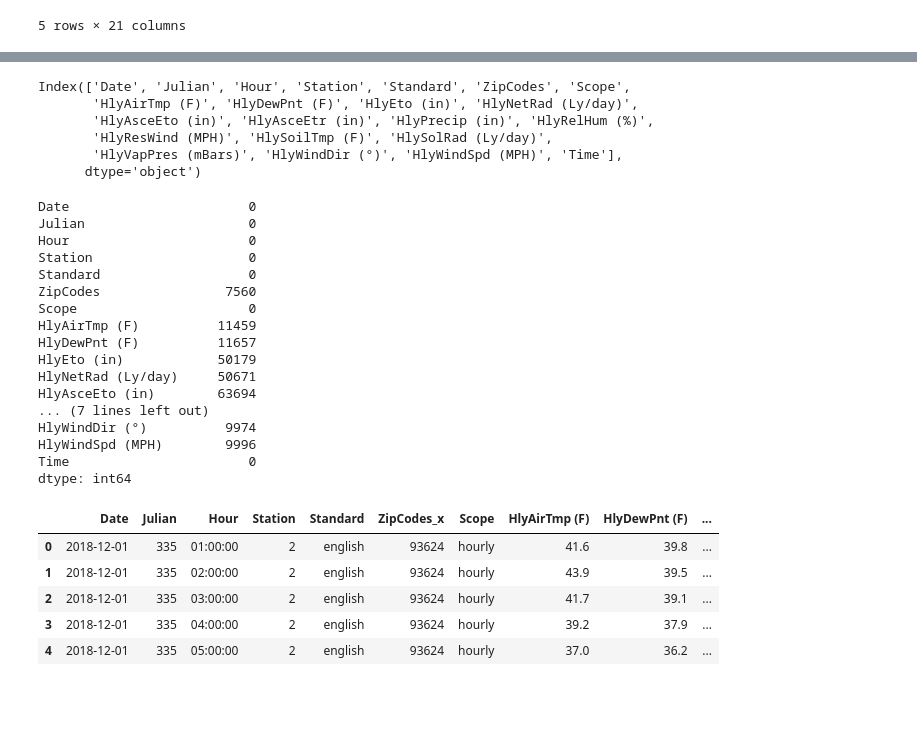
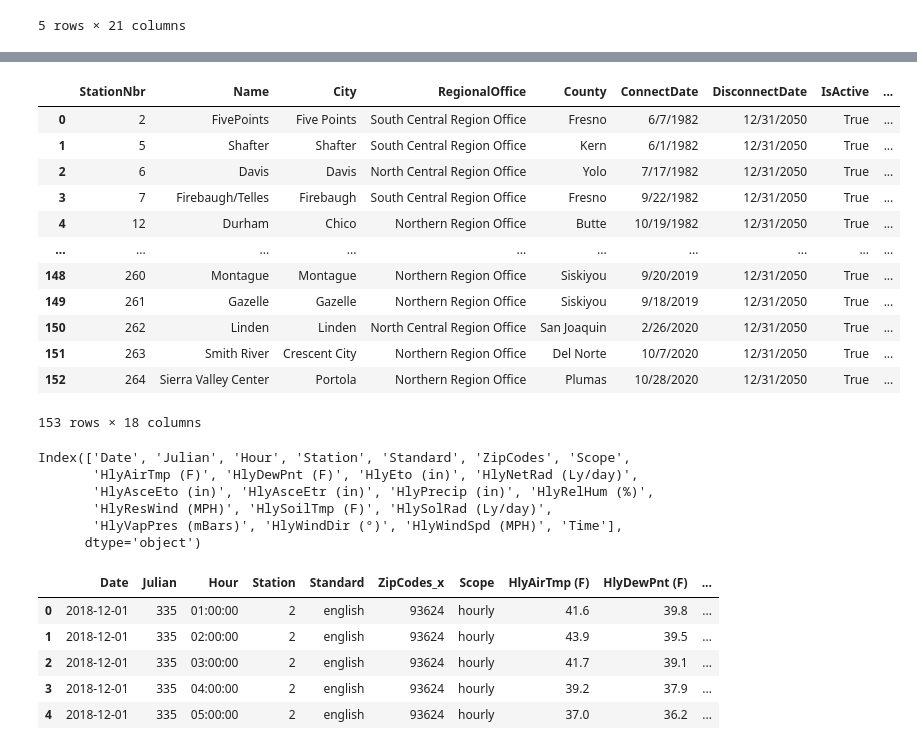
Before and after one commit to tomityrrell/psps-analysis, a Jupyter notebook: notebooks/Gluon-TS.ipynb, the cells around one changed output, grey strips where cells are left out. Saved outputs shown, nothing was run; the diff lists cells and outputs as text; code cells hidden in the pictures; blank space fills up the shorter version.

```diff
--- a/notebooks/Gluon-TS.ipynb
+++ b/notebooks/Gluon-TS.ipynb
@@ -49 +93,17 @@ wr.head()
+# %%
+ws.merge(max_winds, left_on="StationNbr", right_on="Station")
+# %% [output]
+|  | StationNbr | Name | City | RegionalOffice | County | ConnectDate | DisconnectDate | IsActive | ... |
+| 0 | 2 | FivePoints | Five Points | South Central Region Office | Fresno | 6/7/1982 | 12/31/2050 | True | ... |
+| 1 | 5 | Shafter | Shafter | South Central Region Office | Kern | 6/1/1982 | 12/31/2050 | True | ... |
+| 2 | 6 | Davis | Davis | North Central Region Office | Yolo | 7/17/1982 | 12/31/2050 | True | ... |
+| 3 | 7 | Firebaugh/Telles | Firebaugh | South Central Region Office | Fresno | 9/22/1982 | 12/31/2050 | True | ... |
+| 4 | 12 | Durham | Chico | Northern Region Office | Butte | 10/19/1982 | 12/31/2050 | True | ... |
+| ... | ... | ... | ... | ... | ... | ... | ... | ... | ... |
+| 148 | 260 | Montague | Montague | Northern Region Office | Siskiyou | 9/20/2019 | 12/31/2050 | True | ... |
+| 149 | 261 | Gazelle | Gazelle | Northern Region Office | Siskiyou | 9/18/2019 | 12/31/2050 | True | ... |
+| 150 | 262 | Linden | Linden | North Central Region Office | San Joaquin | 2/26/2020 | 12/31/2050 | True | ... |
+| 151 | 263 | Smith River | Crescent City | Northern Region Office | Del Norte | 10/7/2020 | 12/31/2050 | True | ... |
+| 152 | 264 | Sierra Valley Center | Portola | Northern Region Office | Plumas | 10/28/2020 | 12/31/2050 | True | ... |
+153 rows × 18 columns
 # %%
@@ -62,26 +122,6 @@ Index(['Date', 'Julian', 'Hour', 'Station', 'Standard', 'ZipCodes', 'Scope',
        'HlyResWind (MPH)', 'HlySoilTmp (F)', 'HlySolRad (Ly/day)',
        'HlyVapPres (mBars)', 'HlyWindDir (°)', 'HlyWindSpd (MPH)', 'Time'],
       dtype='object')
-# %%
-wr.isnull().sum()
-# %% [output]
-Date                       0
-Julian                     0
-Hour                       0
-Station                    0
-Standard                   0
-ZipCodes                7560
-Scope                      0
-HlyAirTmp (F)          11459
-HlyDewPnt (F)          11657
-HlyEto (in)            50179
-HlyNetRad (Ly/day)     50671
-HlyAsceEto (in)        63694
-... (7 lines left out)
-HlyWindDir (°)          9974
-HlyWindSpd (MPH)        9996
-Time                       0
-dtype: int64
 # %%
 ws_wr = wr.merge(ws,left_on="Station", right_on="StationNbr")
 ws_wr.head()
```
Also changed, not shown: parts of 12 cells of this notebook, 5 other files.
